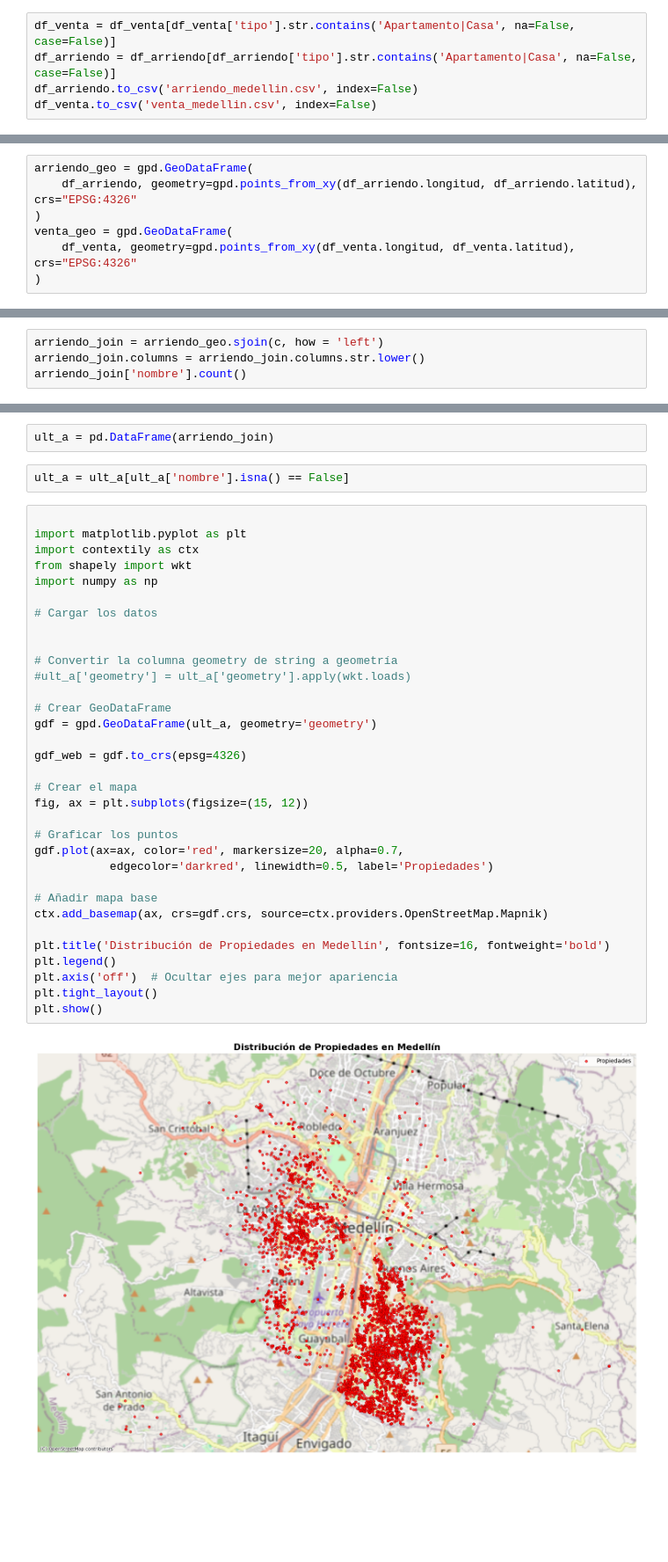
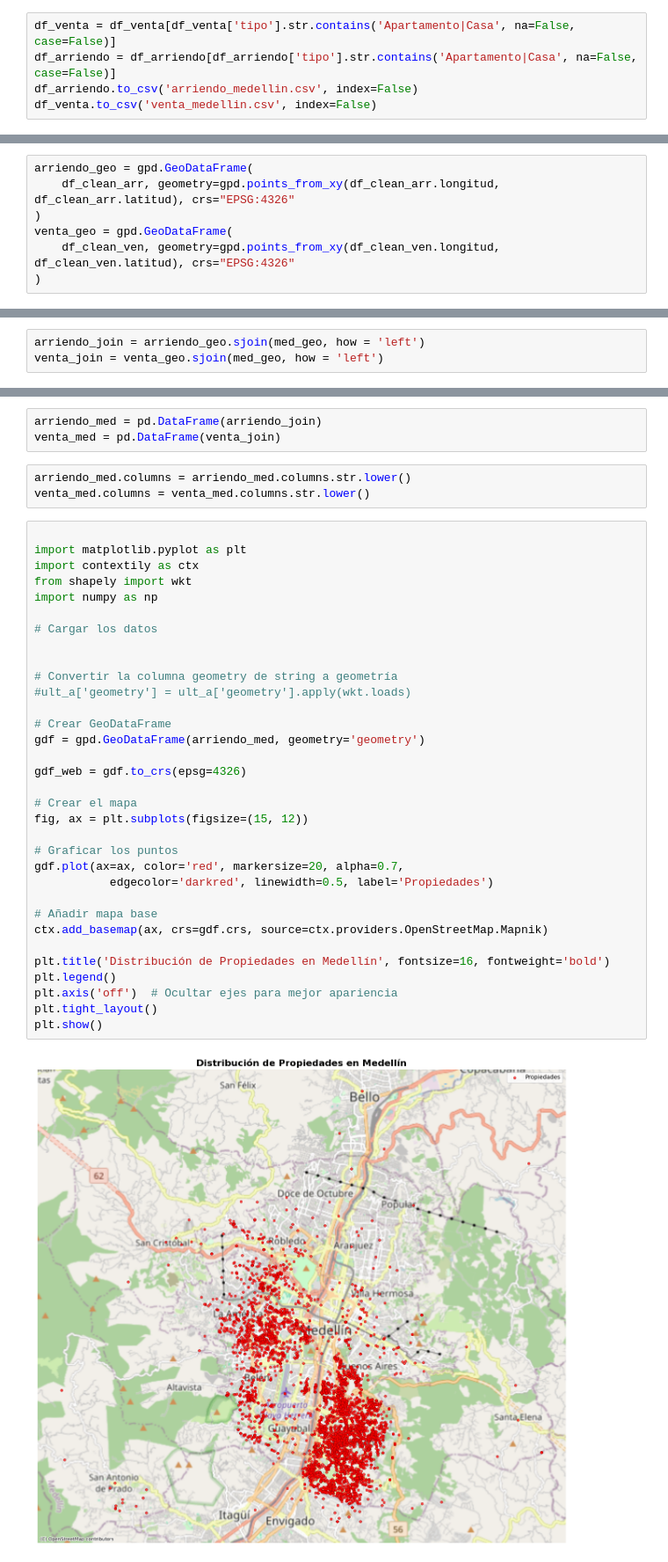
Before and after one commit to roman-correa/news, a Jupyter notebook: new_scraper.ipynb, the cells around one changed output, grey strips where cells are left out. Shown at 88% size. Drawn from its saved outputs; the diff is of its cells as text; blank space fills up the shorter version.

Commit message:
New coordinates cleaning sytem pipeline inc

```diff
--- a/new_scraper.ipynb
+++ b/new_scraper.ipynb
@@ -392,9 +240,9 @@ df_out
 # %%
 arriendo_geo = gpd.GeoDataFrame(
-    df_arriendo, geometry=gpd.points_from_xy(df_arriendo.longitud, df_arriendo.latitud), crs="EPSG:4326"
+    df_clean_arr, geometry=gpd.points_from_xy(df_clean_arr.longitud, df_clean_arr.latitud), crs="EPSG:4326"
 )
 venta_geo = gpd.GeoDataFrame(
-    df_venta, geometry=gpd.points_from_xy(df_venta.longitud, df_venta.latitud), crs="EPSG:4326"
+    df_clean_ven, geometry=gpd.points_from_xy(df_clean_ven.longitud, df_clean_ven.latitud), crs="EPSG:4326"
 )
 # %%
 arriendo_geo
@@ -419,4 +249,3 @@ True
 # %%
-arriendo_join = arriendo_geo.sjoin(c, how = 'left')
-arriendo_join.columns = arriendo_join.columns.str.lower()
-arriendo_join['nombre'].count()
+arriendo_join = arriendo_geo.sjoin(med_geo, how = 'left')
+venta_join = venta_geo.sjoin(med_geo, how = 'left')
@@ -434,41 +259,43 @@ arriendo_join['geometry'].nunique()
 # %%
-ult_a = pd.DataFrame(arriendo_join)
+arriendo_med = pd.DataFrame(arriendo_join)
+venta_med = pd.DataFrame(venta_join)
 # %%
-ult_a = ult_a[ult_a['nombre'].isna() == False]
+arriendo_med.columns = arriendo_med.columns.str.lower()
+venta_med.columns = venta_med.columns.str.lower()
 # %%
 
 import matplotlib.pyplot as plt
 import contextily as ctx
 from shapely import wkt
 import numpy as np
 
 # Cargar los datos
 
 
 # Convertir la columna geometry de string a geometría
 #ult_a['geometry'] = ult_a['geometry'].apply(wkt.loads)
 
 # Crear GeoDataFrame
-gdf = gpd.GeoDataFrame(ult_a, geometry='geometry')
+gdf = gpd.GeoDataFrame(arriendo_med, geometry='geometry')
 
 gdf_web = gdf.to_crs(epsg=4326)
 
 # Crear el mapa
 fig, ax = plt.subplots(figsize=(15, 12))
 
 # Graficar los puntos
 gdf.plot(ax=ax, color='red', markersize=20, alpha=0.7,
            edgecolor='darkred', linewidth=0.5, label='Propiedades')
 
 # Añadir mapa base
 ctx.add_basemap(ax, crs=gdf.crs, source=ctx.providers.OpenStreetMap.Mapnik)
 
 plt.title('Distribución de Propiedades en Medellín', fontsize=16, fontweight='bold')
 plt.legend()
 plt.axis('off')  # Ocultar ejes para mejor apariencia
 plt.tight_layout()
 plt.show()
 # %% [output]
-[figure, old version]
+[figure, new version]
 # %%
 ult_a['nombre'].value_counts()
```
Also changed, not shown: parts of 19 cells of this notebook, 2 other files.
